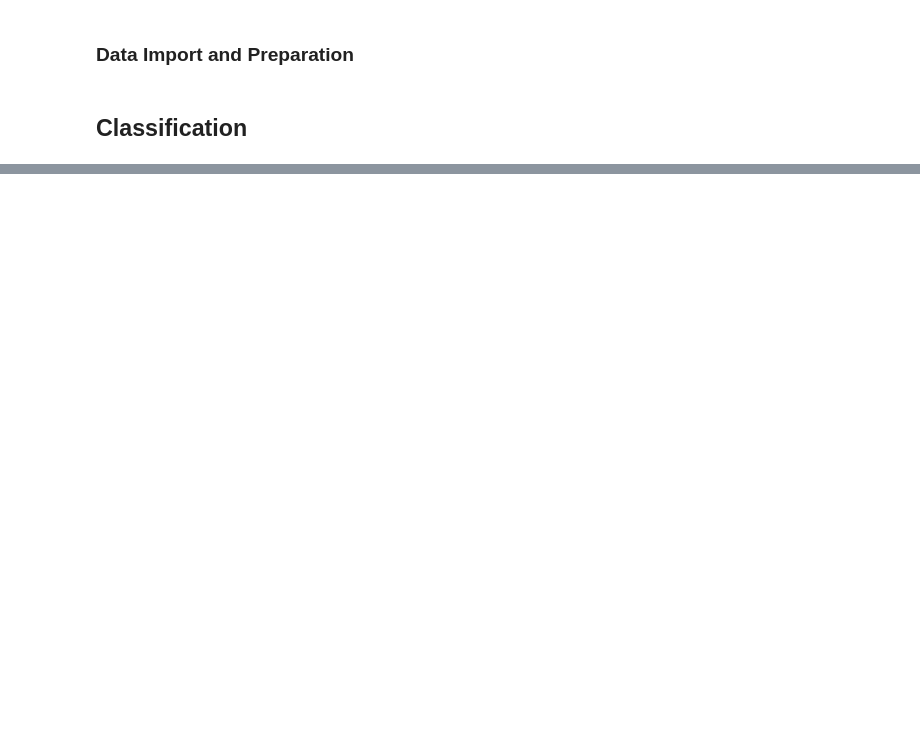
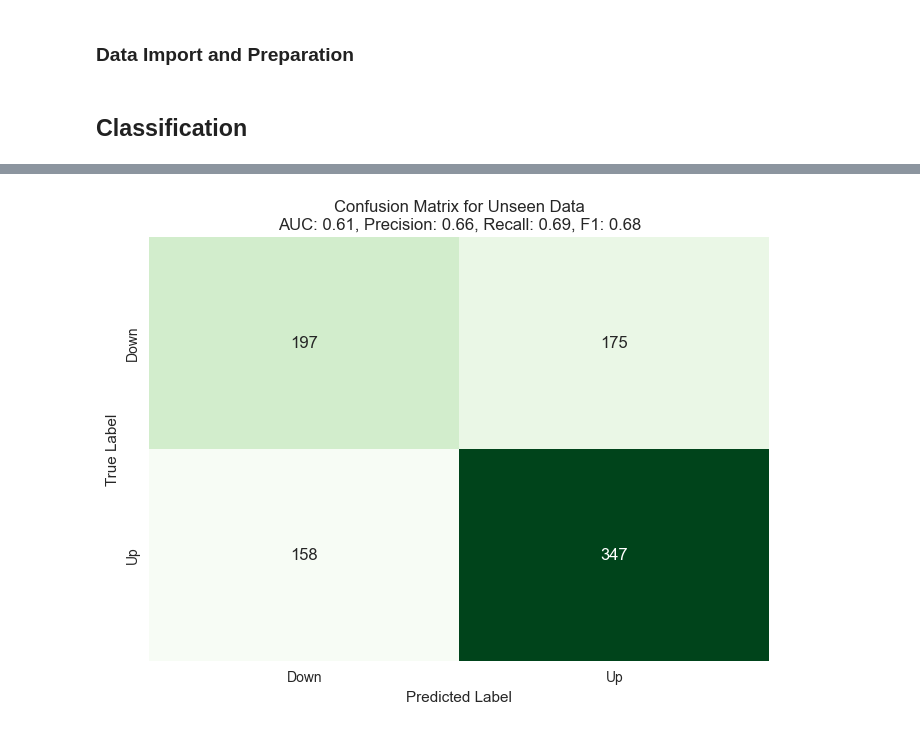
Before and after one commit to DimitriosTagkoulis/AI-Enabled-Stock-Prediction, a Jupyter notebook: Code/Modeling.ipynb, the cells around one changed output, grey strips where cells are left out. Cells and saved outputs as stored; diff of their text form; code cells hidden in the pictures; blank space fills up the shorter version.

```diff
--- a/Code/Modeling.ipynb
+++ b/Code/Modeling.ipynb
@@ -111,9 +123,9 @@ train_data, val_data = train_test_split(df, test_size=val_size)
 target="Movement"
 
 # Drop Close and Movement columns to avoid data leakage
-class_df_train=train_data.drop(columns=["Date", 'Close', "Adj Close", "Price Change", 'Is Trading Day'])
+class_df_train=train_data.drop(columns=["Date", 'Close', "Adj Close", "Price Change"])
 
-class_df_val=val_data.drop(columns=["Date", 'Close', "Adj Close", "Price Change", 'Is Trading Day'])
+class_df_val=val_data.drop(columns=["Date", 'Close', "Adj Close", "Price Change"])
 # %% [markdown]
 ## Classification
 # %%
@@ -214,0 +222,38 @@ predictions
+# %%
+predictions=predictions[predictions['Is Trading Day'] == 1]
+# %%
+# Inverse Mapping for Movement and Company collumns for Confusion Matrices
+predictions['Company']=predictions['Company'].map(inverted_company_map)
+# %%
+# Plot Confussion Matrix for Unseen Data
+# Get the true and predicted labels for the current group
+y_true = predictions['Movement']
+y_pred = predictions['prediction_label']
+
+# Calculate the confusion matrix for the current group
+cm = confusion_matrix(y_true, y_pred)
+
+df_cm = pd.DataFrame(cm)
+
+# Convert the confusion matrix to a DataFrame with appropriate column and row labels
+columns = [inverted_movement_map[i] for i in range(len(inverted_movement_map))]
+df_cm = pd.DataFrame(cm, columns=columns, index=columns)
+
+# Calculate performance metrics for the current group
+auc = roc_auc_score(y_true, y_pred)
+precision = precision_score(y_true, y_pred)
+recall = recall_score(y_true, y_pred)
+f1 = f1_score(y_true, y_pred)
+
+# Create a seaborn heatmap to visualize the confusion matrix
+ax = sns.heatmap(df_cm, annot=True, fmt='d', annot_kws={"size": 12}, cmap='Greens', cbar=False)
+
+# Update the layout of the heatmap to include a title and axis labels
+ax.set_title(f'Confusion Matrix for Unseen Data\nAUC: {auc:.2f}, Precision: {precision:.2f}, Recall: {recall:.2f}, F1: {f1:.2f}')
+ax.set_xlabel('Predicted Label')
+ax.set_ylabel('True Label')
+
+# Show the heatmap
+plt.show()
+# %% [output]
+[figure, added]
```
Also changed, not shown: parts of 41 cells of this notebook, 1 other file.
